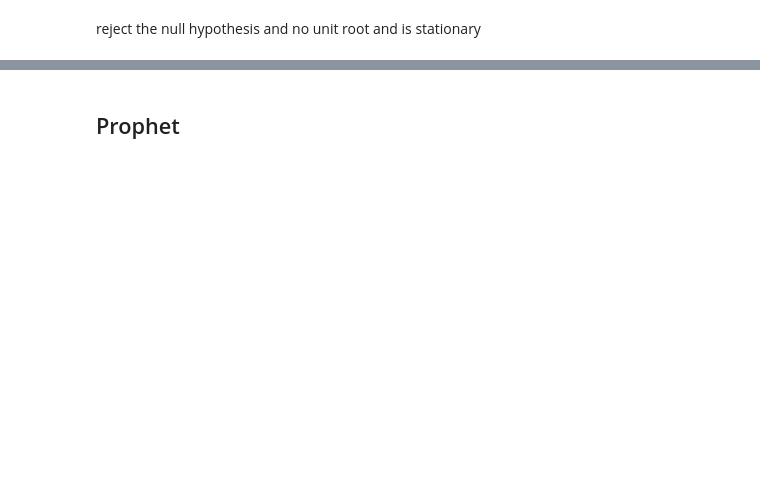
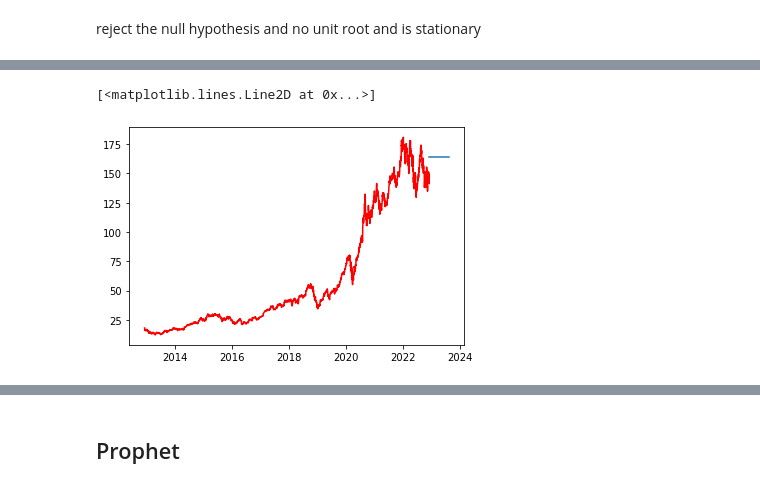
Before and after one commit to grantc00/Capstone-2, a Jupyter notebook: Capstone2.ipynb, the cells around one changed output, grey strips where cells are left out. Drawn from its saved outputs; the diff is of its cells as text; code cells hidden in the pictures; blank space fills up the shorter version.

```diff
--- a/Capstone2.ipynb
+++ b/Capstone2.ipynb
@@ -453,0 +480,5 @@ train['Adj Close'].plot(legend=True, c='g')
+# %%
+index_future_dates = pd.date_range(start='2022-12-01', end='2023-08-10')
+pred = model_fit.predict(start=len(df_aapl), end=len(df_aapl)+252, types='levels')
+pred.index = index_future_dates
+print(pred)
@@ -454,3 +498,9 @@ train['Adj Close'].plot(legend=True, c='g')
+# %%
+plt.plot(pred)
+plt.plot(df_aapl['Adj Close'], c='r')
+# %% [output]
+[<matplotlib.lines.Line2D at 0x...>]
+[figure, added]
 # %%
 rmse = math.sqrt(mean_squared_error(pred, test['Adj Close']))
 print("The root mean squared error is {}.".format(rmse))
```
Also changed, not shown: parts of 33 cells of this notebook.
